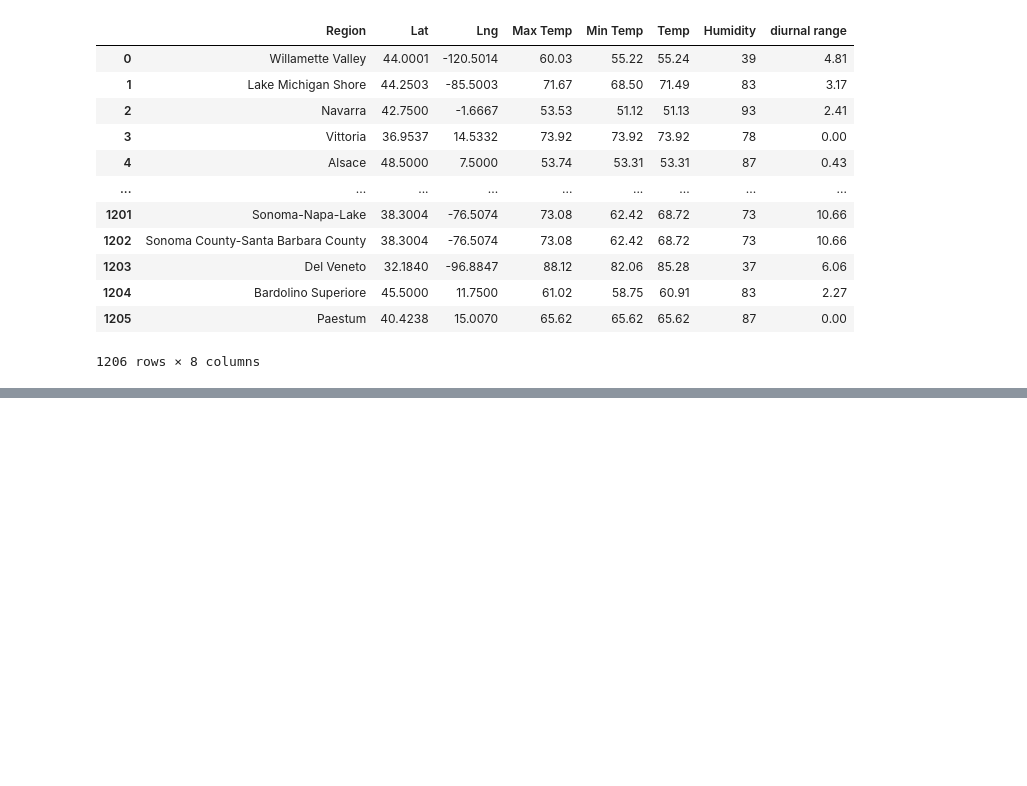
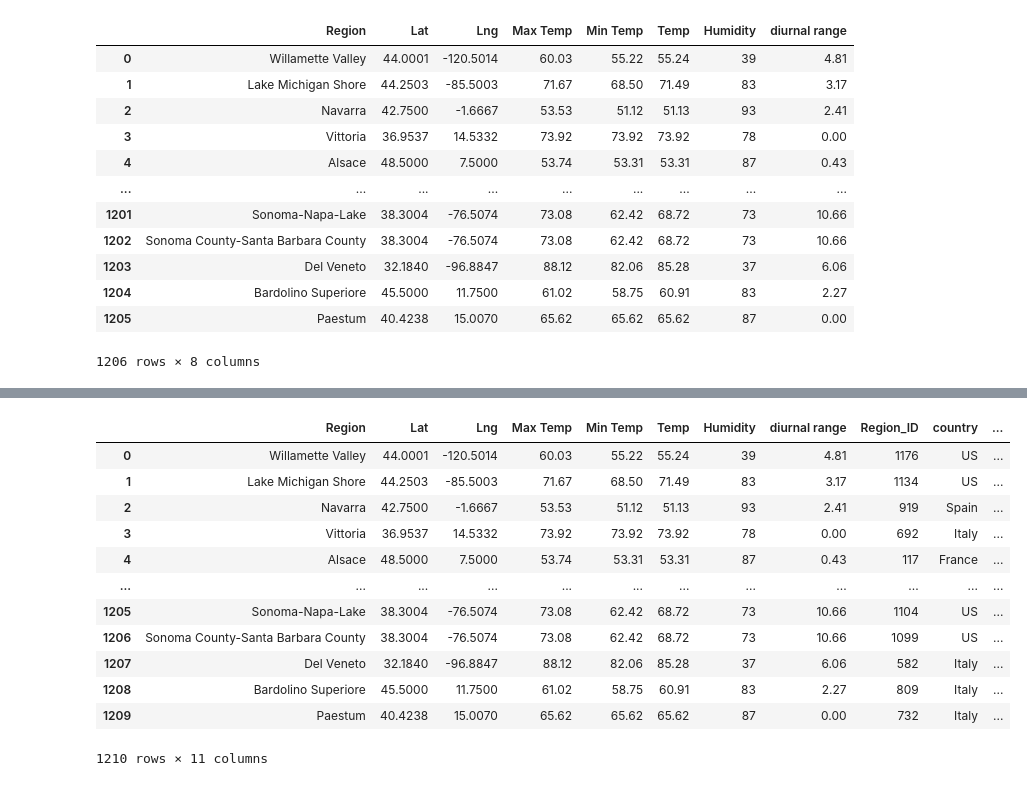
Before and after one commit to J-Schea29/ETL-Project, a Jupyter notebook: Wine_data.ipynb, the cells around one changed output, grey strips where cells are left out. Cells and saved outputs as stored; diff of their text form; code cells hidden in the pictures; blank space fills up the shorter version.

```diff
--- a/Wine_data.ipynb
+++ b/Wine_data.ipynb
@@ -221,3 +221,7 @@ See the caveats in the documentation: https://pandas.pydata.org/pandas-docs/stab
 | 1204 | Bardolino Superiore | 45.5000 | 11.7500 | 61.02 | 58.75 | 60.91 | 83 | 2.27 |
 | 1205 | Paestum | 40.4238 | 15.0070 | 65.62 | 65.62 | 65.62 | 87 | 0.00 |
 1206 rows × 8 columns
+# %%
+provinces_cleaned['Region_ID'] = provinces_cleaned.groupby(['country','province', 'region_1']).ngroup()
+provinces_cleaned = provinces_cleaned[["Region_ID", "country", "province", "region_1"]]
+provinces_cleaned
@@ -223,0 +265,18 @@ See the caveats in the documentation: https://pandas.pydata.org/pandas-docs/stab
+# %%
+provinces_cleaned = provinces_cleaned.rename(columns={"region_1": "Region"})
+cleaned = pd.merge(cleaned_weather, provinces_cleaned, on = "Region")
+cleaned[["Region", "Lat", "Lng", "Max Temp", "Min Temp", "Temp", "Humidity", "diurnal range"]]
+# %% [output]
+|  | Region | Lat | Lng | Max Temp | Min Temp | Temp | Humidity | diurnal range | Region_ID | country | ... |
+| 0 | Willamette Valley | 44.0001 | -120.5014 | 60.03 | 55.22 | 55.24 | 39 | 4.81 | 1176 | US | ... |
+| 1 | Lake Michigan Shore | 44.2503 | -85.5003 | 71.67 | 68.50 | 71.49 | 83 | 3.17 | 1134 | US | ... |
+| 2 | Navarra | 42.7500 | -1.6667 | 53.53 | 51.12 | 51.13 | 93 | 2.41 | 919 | Spain | ... |
+| 3 | Vittoria | 36.9537 | 14.5332 | 73.92 | 73.92 | 73.92 | 78 | 0.00 | 692 | Italy | ... |
+| 4 | Alsace | 48.5000 | 7.5000 | 53.74 | 53.31 | 53.31 | 87 | 0.43 | 117 | France | ... |
+| ... | ... | ... | ... | ... | ... | ... | ... | ... | ... | ... | ... |
+| 1205 | Sonoma-Napa-Lake | 38.3004 | -76.5074 | 73.08 | 62.42 | 68.72 | 73 | 10.66 | 1104 | US | ... |
+| 1206 | Sonoma County-Santa Barbara County | 38.3004 | -76.5074 | 73.08 | 62.42 | 68.72 | 73 | 10.66 | 1099 | US | ... |
+| 1207 | Del Veneto | 32.1840 | -96.8847 | 88.12 | 82.06 | 85.28 | 37 | 6.06 | 582 | Italy | ... |
+| 1208 | Bardolino Superiore | 45.5000 | 11.7500 | 61.02 | 58.75 | 60.91 | 83 | 2.27 | 809 | Italy | ... |
+| 1209 | Paestum | 40.4238 | 15.0070 | 65.62 | 65.62 | 65.62 | 87 | 0.00 | 732 | Italy | ... |
+1210 rows × 11 columns
```
Also changed, not shown: parts of 2 cells of this notebook.
